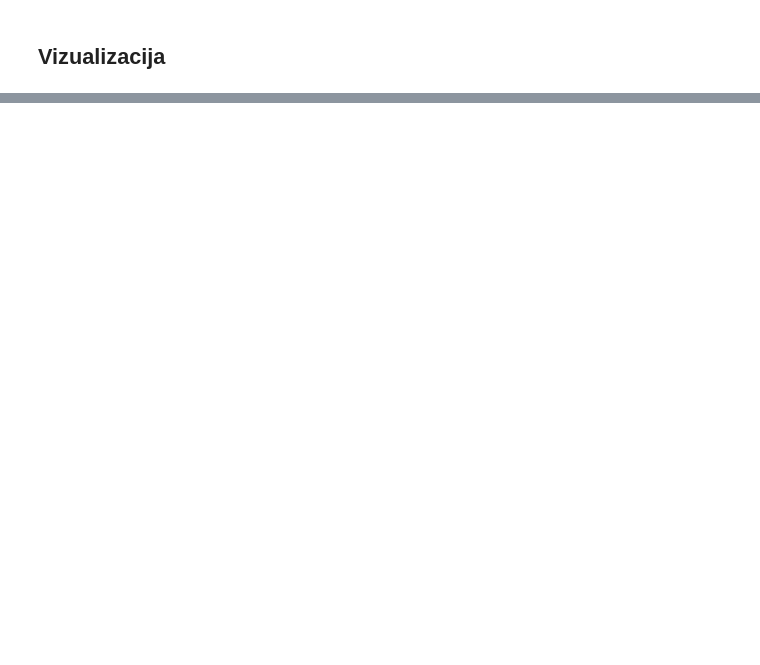
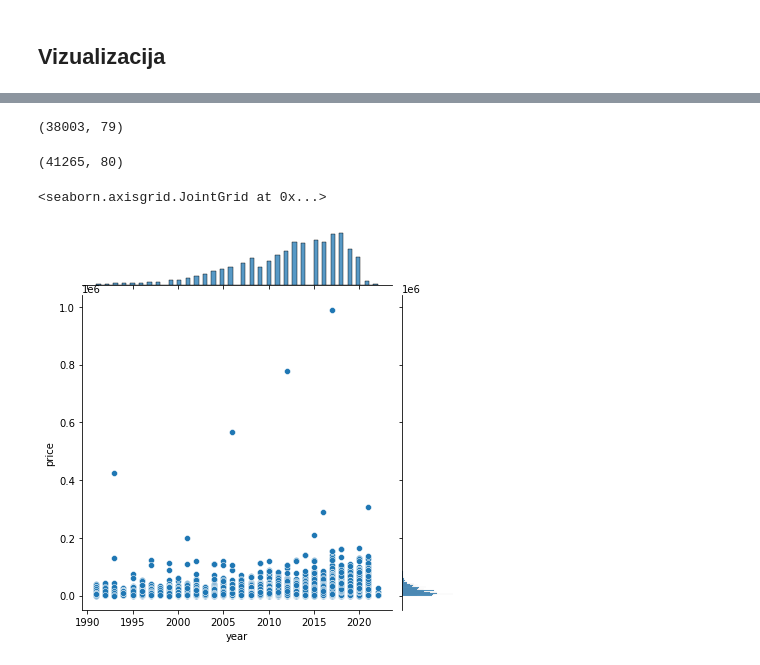
Before and after one commit to pb7932/usedcars-ml, a Jupyter notebook: UsedCars.ipynb, the cells around one changed output, grey strips where cells are left out. Drawn from its saved outputs; the diff is of its cells as text; code cells hidden in the pictures; blank space fills up the shorter version.

```diff
--- a/UsedCars.ipynb
+++ b/UsedCars.ipynb
@@ -146,0 +207,5 @@ Obrađeni je skup podataka potrebno podijelit na više dijelova kako bi se nad n
+# %%
+df1 = df.copy()
+df1 = df1[['price','year','manufacturer','condition','cylinders','odometer','fuel', 'transmission','drive','size','type']]
+df1 = pd.get_dummies(df1, columns=['manufacturer','condition','fuel','type','transmission','drive','size'])
+df1[10:20]
@@ -152,0 +304,19 @@ Obrađeni je skup podataka potrebno podijelit na više dijelova kako bi se nad n
+# %%
+import random
+idx = random.sample(range(df1.shape[0]), int(df1.shape[0]*0.1))
+df_plot = df1.iloc[idx]
+df_plot.shape
+# %% [output]
+(38003, 79)
+# %%
+df_price = df1[df1['year']>1990]
+idx = random.sample(range(df_price.shape[0]), int(df_price.shape[0]*0.1))
+df_plot = df_price.iloc[idx]
+df_plot.shape
+# %% [output]
+(41265, 80)
+# %%
+sns.jointplot(x='year',y='price',data=df_plot,kind='scatter')
+# %% [output]
+<seaborn.axisgrid.JointGrid at 0x...>
+[figure, added]
```
Also changed, not shown: parts of 41 cells of this notebook.
